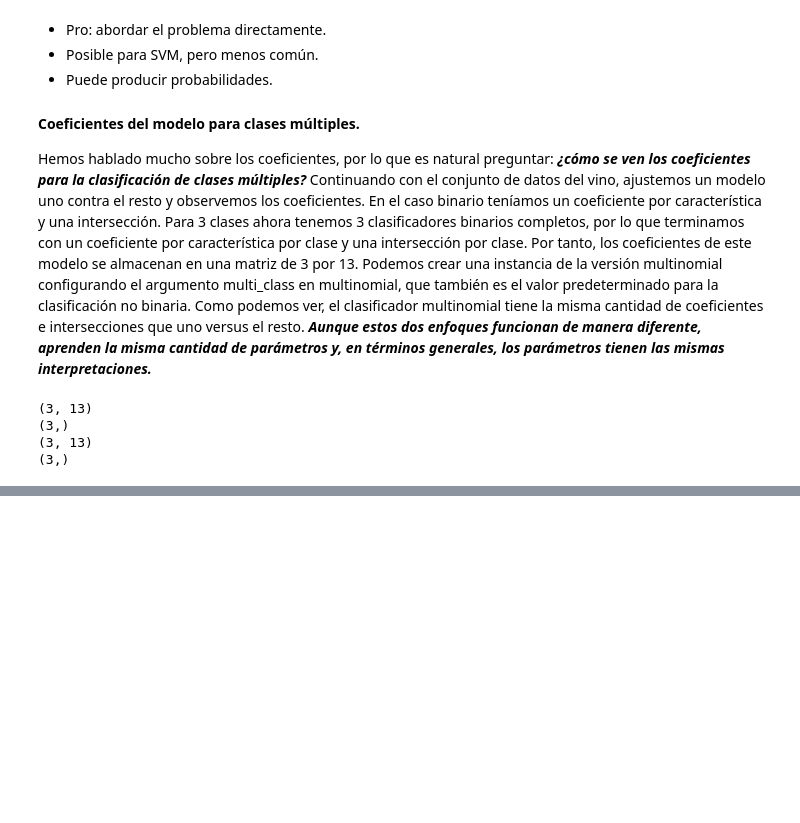
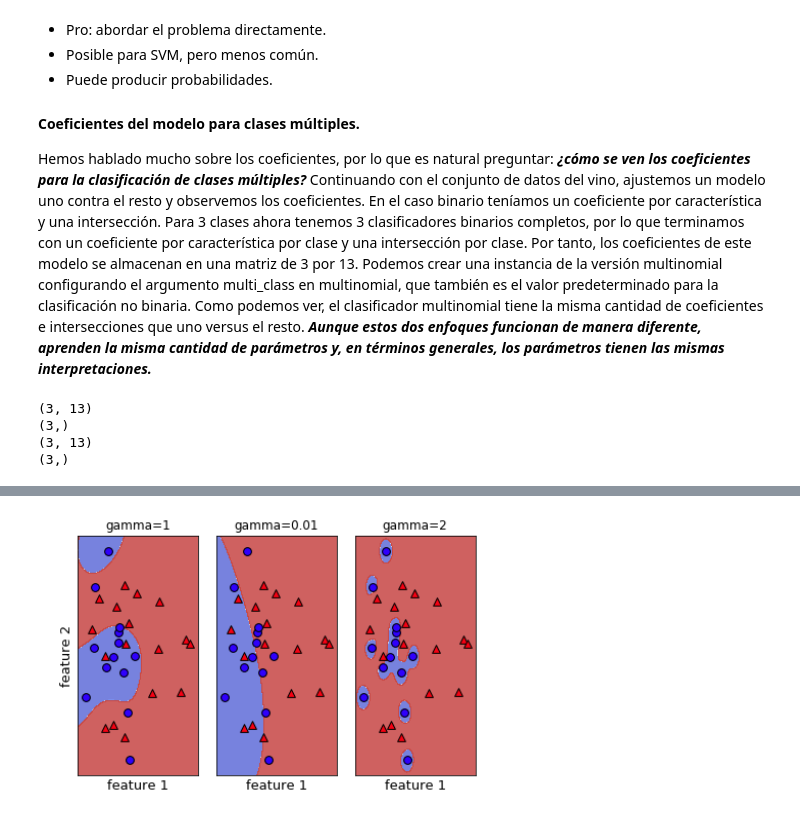
Before and after one commit to soyfode/projects, a Jupyter notebook: ML/03_CLASIFICADORES_LINEALES.ipynb, the cells around one changed output, grey strips where cells are left out. Drawn from its saved outputs; the diff is of its cells as text; code cells hidden in the pictures; blank space fills up the shorter version.

```diff
--- a/ML/03_CLASIFICADORES_LINEALES.ipynb
+++ b/ML/03_CLASIFICADORES_LINEALES.ipynb
@@ -730,0 +818,4 @@ X.shape
+# %%
+Image(filename="/home/jovyan/notebooks/image/cvm1.png")
+# %% [output]
+[figure, added]
```
Also changed, not shown: parts of 12 cells of this notebook, 1 other file.
